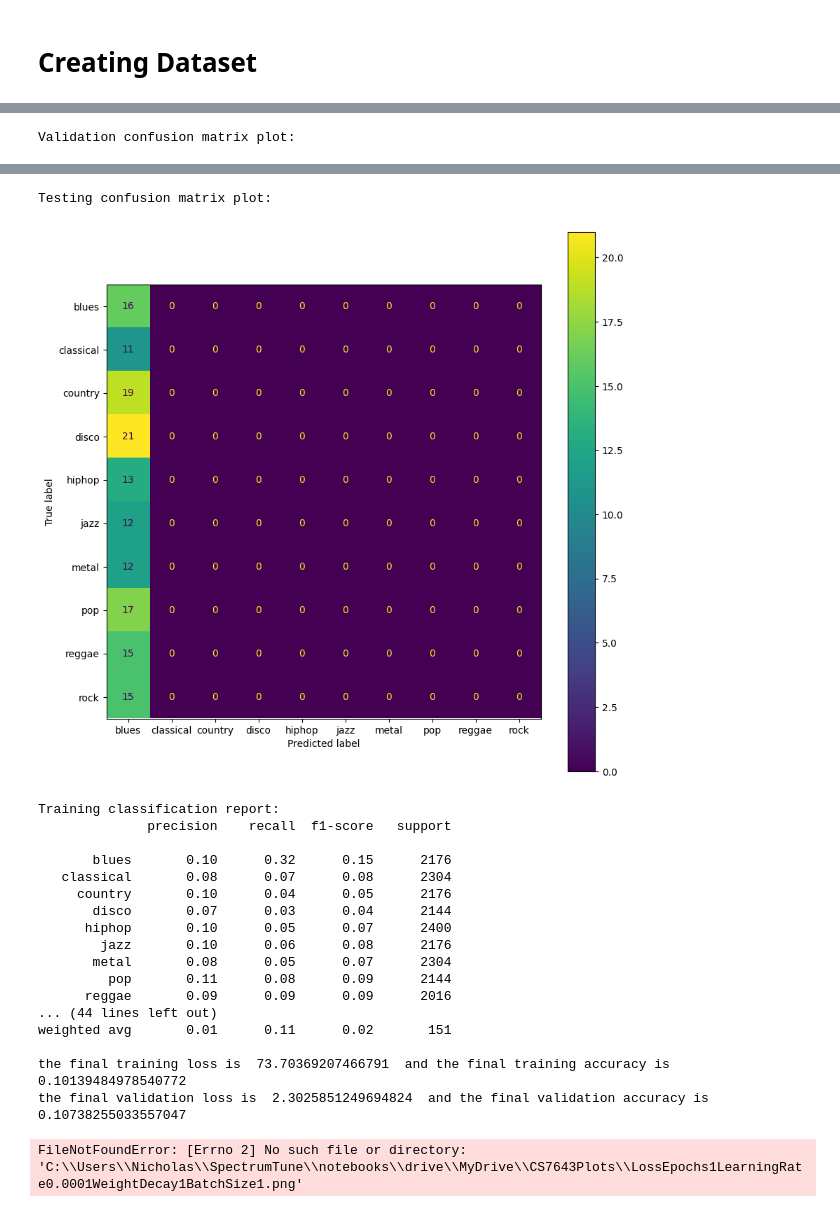
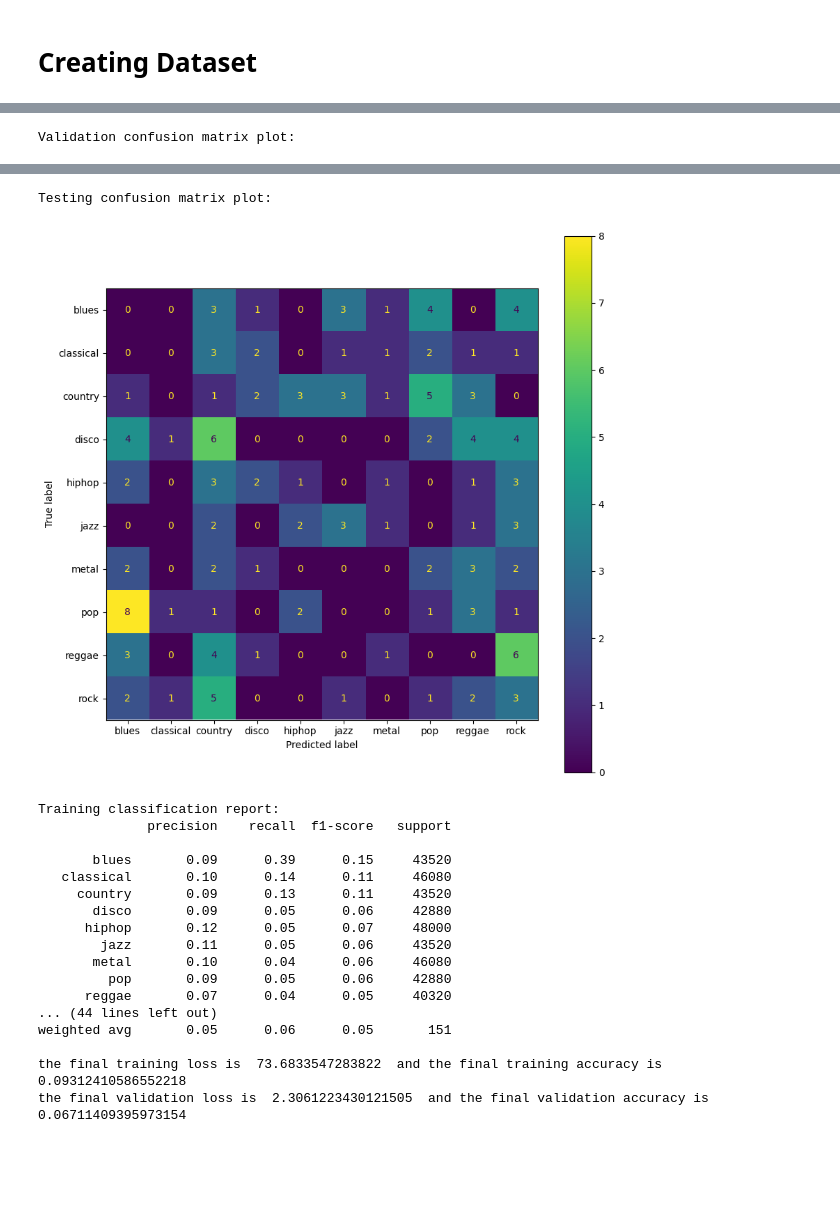
Before and after one commit to abhi4j/SpectrumTune, a Jupyter notebook: notebooks/TurningImagesIntoData.ipynb, the cells around one changed output, grey strips where cells are left out. Drawn from its saved outputs; the diff is of its cells as text; code cells hidden in the pictures; blank space fills up the shorter version.

```diff
--- a/notebooks/TurningImagesIntoData.ipynb
+++ b/notebooks/TurningImagesIntoData.ipynb
@@ -304,7 +305,7 @@ validationImageTransformations = ImageTransformationsValidationAndTest(validatio
 testImageTransformations = ImageTransformationsValidationAndTest(testDataset)
 
 # Create data loaders
-batchSize = 1
+batchSize = 32
 dataLoaderTrain = DataLoader(trainImageTransformations, batch_size = batchSize, shuffle = True)
 dataLoaderValidation = DataLoader(validationImageTransformations, batch_size = batchSize, shuffle = True)
 dataLoaderTest = DataLoader(testImageTransformations, batch_size = batchSize, shuffle = True)
@@ -410,7 +411,7 @@ optimizerType = optim.Adam(firstModel.parameters(), lr = learningRateValue, weig
 
 # Do the training with a given number of epochs as well as create lists to hold training and validation losses and accuracies
 print('Train')
-numberOfEpochs = 1
+numberOfEpochs = 20
 trainingLossList = []
 trainingAccuracyList = []
 validationLossList = []
@@ -709,20 +710,19 @@ Validation confusion matrix plot:
 Testing confusion matrix plot:
-[figure, old version]
+[figure, new version]
 Training classification report:
               precision    recall  f1-score   support
 
-       blues       0.10      0.32      0.15      2176
-   classical       0.08      0.07      0.08      2304
-     country       0.10      0.04      0.05      2176
-       disco       0.07      0.03      0.04      2144
-      hiphop       0.10      0.05      0.07      2400
-        jazz       0.10      0.06      0.08      2176
-       metal       0.08      0.05      0.07      2304
-         pop       0.11      0.08      0.09      2144
-      reggae       0.09      0.09      0.09      2016
+       blues       0.09      0.39      0.15     43520
+   classical       0.10      0.14      0.11     46080
+     country       0.09      0.13      0.11     43520
+       disco       0.09      0.05      0.06     42880
+      hiphop       0.12      0.05      0.07     48000
+        jazz       0.11      0.05      0.06     43520
+       metal       0.10      0.04      0.06     46080
+         pop       0.09      0.05      0.06     42880
+      reggae       0.07      0.04      0.05     40320
 ... (44 lines left out)
-weighted avg       0.01      0.11      0.02       151
+weighted avg       0.05      0.06      0.05       151
 
-the final training loss is  73.70369207466791  and the final training accuracy is  0.10139484978540772
-the final validation loss is  2.3025851249694824  and the final validation accuracy is  0.10738255033557047
+the final training loss is  73.6833547283822  and the final training accuracy is  0.09312410586552218
+the final validation loss is  2.3061223430121505  and the final validation accuracy is  0.06711409395973154
-FileNotFoundError: [Errno 2] No such file or directory: 'C:\\Users\\Nicholas\\SpectrumTune\\notebooks\\drive\\MyDrive\\CS7643Plots\\LossEpochs1LearningRate0.0001WeightDecay1BatchSize1.png'
```
Also changed, not shown: parts of 2 cells of this notebook.
